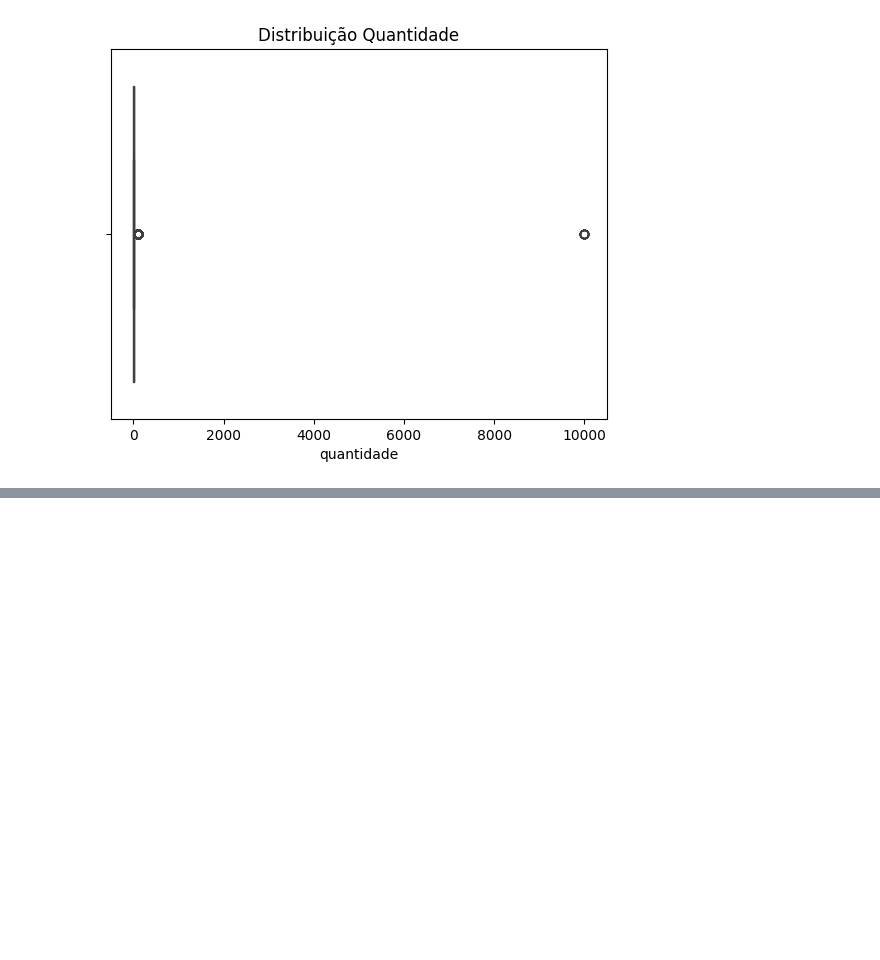
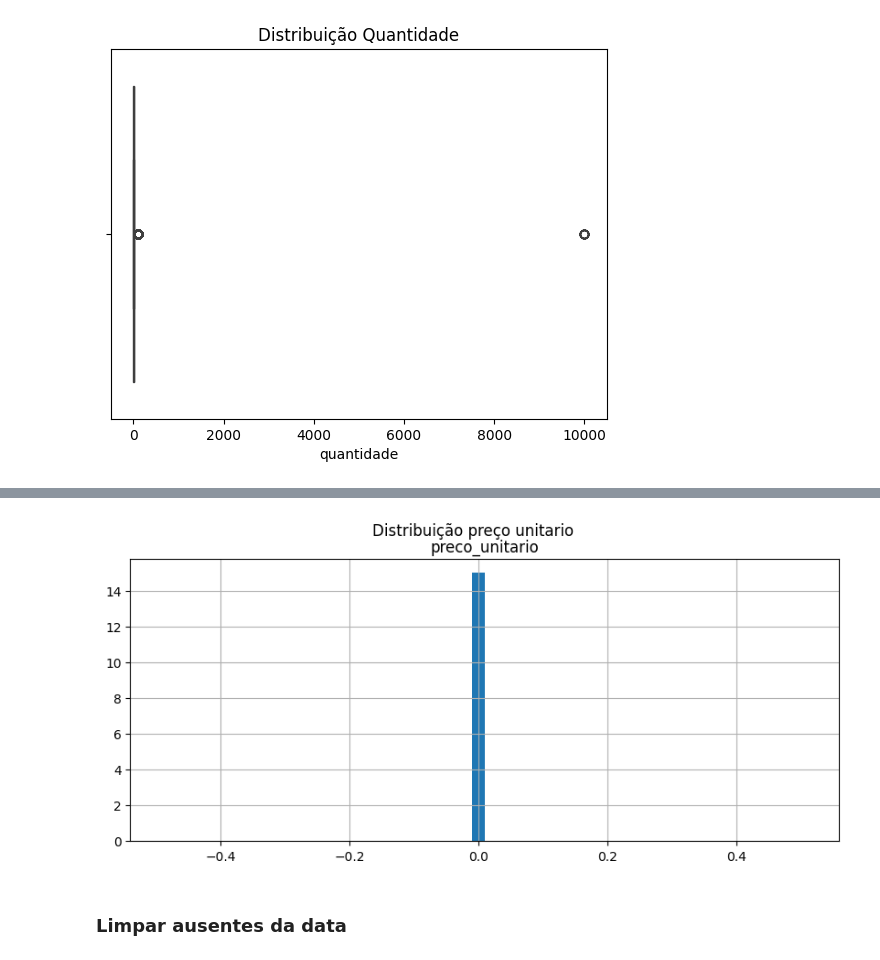
Before and after one commit to rocketseat-education/data-analytics, a Jupyter notebook: tratando_os_dados/Aula_4_14_exercicio.ipynb, the cells around one changed output, grey strips where cells are left out. Cells and saved outputs as stored; diff of their text form; code cells hidden in the pictures; blank space fills up the shorter version.

```diff
--- a/tratando_os_dados/Aula_4_14_exercicio.ipynb
+++ b/tratando_os_dados/Aula_4_14_exercicio.ipynb
@@ -117,0 +129,2 @@ plt.show()
+# %%
+df["data_compra_corrigido"] = pd.to_datetime(df["data_compra"], errors="coerce") #Corrigir tipo do campo data
@@ -117,0 +133,2 @@ plt.show()
+# %%
+df["genero_cliente"] = df["genero_cliente"].fillna("Não informado") #Preenchimento de gênero ausentes com "Não informado"
@@ -117,0 +175,7 @@ plt.show()
+# %%
+#2 tentativa - Cálculo de outlier usando zscore
+
+df["quantidade_zscore"] = zscore(df["quantidade"])
+df_outlier_z = df.copy()
+df_outlier_z = df_outlier_z[df_outlier_z["quantidade_zscore"] > 3]
+df_outlier_z.info()
@@ -117,0 +201,4 @@ plt.show()
+# %%
+#Retirar outliers de quantidade com Zscore
+df = df[df["quantidade_zscore"] < 3]
+df.describe()
@@ -117,0 +239,11 @@ plt.show()
+# %%
+#Verificar a discrepância
+
+df_zoom_25 = df.copy()
+df_zoom_25 = df_zoom_25[(df_zoom_25["preco_unitario"] < 1)]
+
+df_zoom_25[["preco_unitario"]].hist(bins = 50, figsize=(10,4))
+plt.suptitle("Distribuição preço unitario")
+plt.show()
+# %% [output]
+[figure, added]
@@ -117,0 +254,2 @@ plt.show()
+# %% [markdown]
+### Limpar ausentes da data
```
Also changed, not shown: parts of 13 cells of this notebook.
